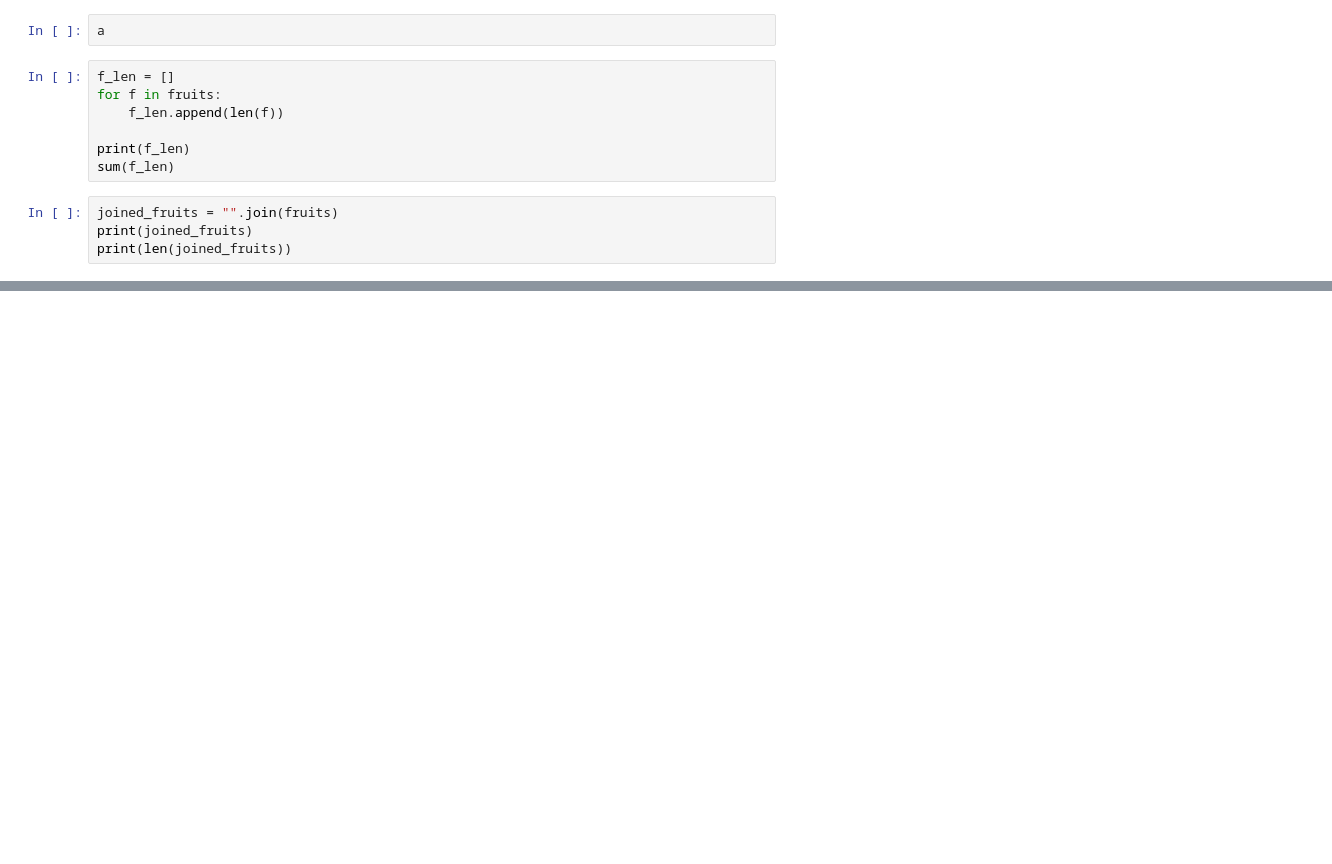
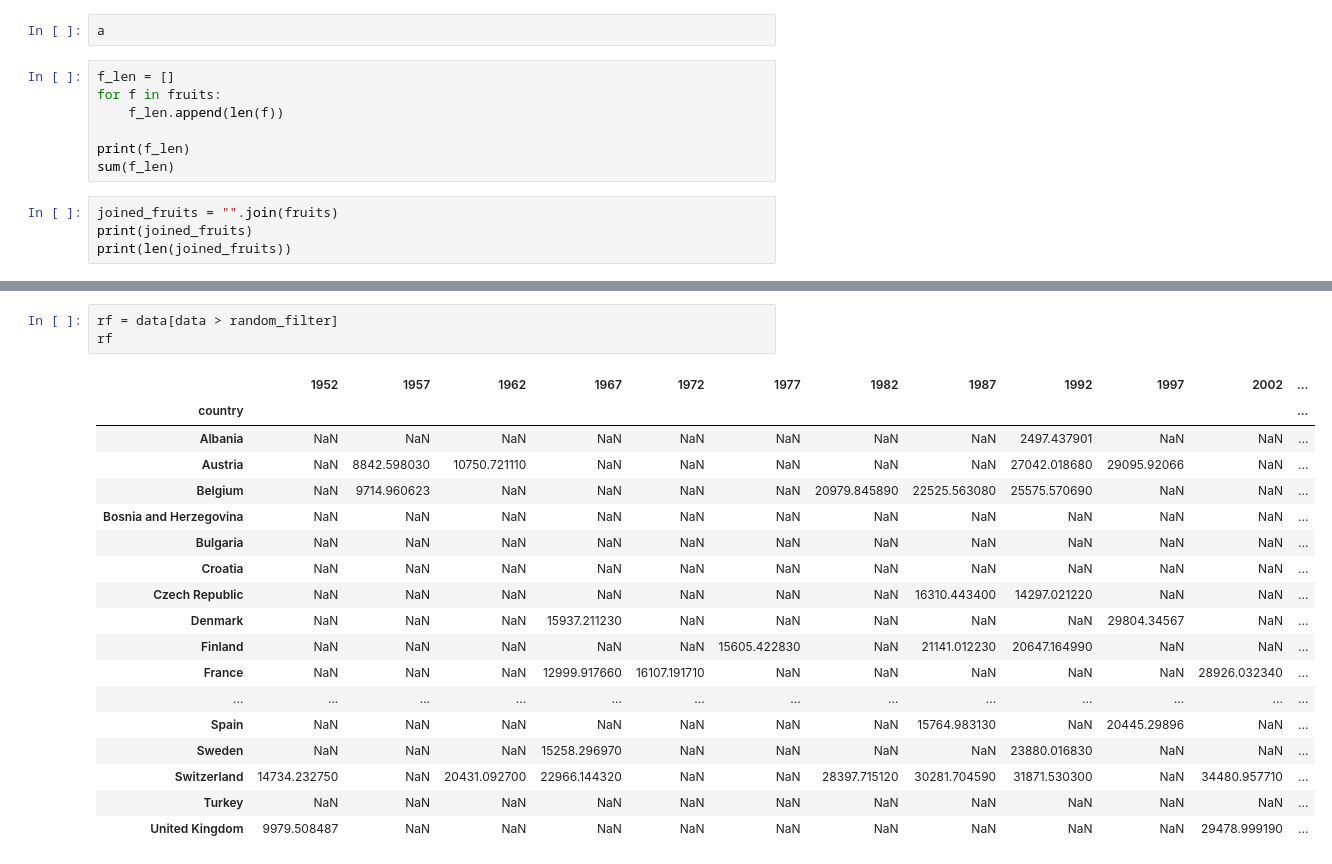
Before and after one commit to dlipata/data, a Jupyter notebook: Summerbridgepython.ipynb, the cells around one changed output, grey strips where cells are left out. Saved outputs shown, nothing was run; the diff lists cells and outputs as text; blank space fills up the shorter version.

```diff
--- a/Summerbridgepython.ipynb
+++ b/Summerbridgepython.ipynb
@@ -272,0 +879,22 @@ print(len(joined_fruits))
+# %%
+rf = data[data > random_filter]
+rf
+# %% [output]
+|  | 1952 | 1957 | 1962 | 1967 | 1972 | 1977 | 1982 | 1987 | 1992 | 1997 | 2002 | ... |
+| country |  |  |  |  |  |  |  |  |  |  |  | ... |
+| Albania | NaN | NaN | NaN | NaN | NaN | NaN | NaN | NaN | 2497.437901 | NaN | NaN | ... |
+| Austria | NaN | 8842.598030 | 10750.721110 | NaN | NaN | NaN | NaN | NaN | 27042.018680 | 29095.92066 | NaN | ... |
+| Belgium | NaN | 9714.960623 | NaN | NaN | NaN | NaN | 20979.845890 | 22525.563080 | 25575.570690 | NaN | NaN | ... |
+| Bosnia and Herzegovina | NaN | NaN | NaN | NaN | NaN | NaN | NaN | NaN | NaN | NaN | NaN | ... |
+| Bulgaria | NaN | NaN | NaN | NaN | NaN | NaN | NaN | NaN | NaN | NaN | NaN | ... |
+| Croatia | NaN | NaN | NaN | NaN | NaN | NaN | NaN | NaN | NaN | NaN | NaN | ... |
+| Czech Republic | NaN | NaN | NaN | NaN | NaN | NaN | NaN | 16310.443400 | 14297.021220 | NaN | NaN | ... |
+| Denmark | NaN | NaN | NaN | 15937.211230 | NaN | NaN | NaN | NaN | NaN | 29804.34567 | NaN | ... |
+| Finland | NaN | NaN | NaN | NaN | NaN | 15605.422830 | NaN | 21141.012230 | 20647.164990 | NaN | NaN | ... |
+| France | NaN | NaN | NaN | 12999.917660 | 16107.191710 | NaN | NaN | NaN | NaN | NaN | 28926.032340 | ... |
+| ... | ... | ... | ... | ... | ... | ... | ... | ... | ... | ... | ... | ... |
+| Spain | NaN | NaN | NaN | NaN | NaN | NaN | NaN | 15764.983130 | NaN | 20445.29896 | NaN | ... |
+| Sweden | NaN | NaN | NaN | 15258.296970 | NaN | NaN | NaN | NaN | 23880.016830 | NaN | NaN | ... |
+| Switzerland | 14734.232750 | NaN | 20431.092700 | 22966.144320 | NaN | NaN | 28397.715120 | 30281.704590 | 31871.530300 | NaN | 34480.957710 | ... |
+| Turkey | NaN | NaN | NaN | NaN | NaN | NaN | NaN | NaN | NaN | NaN | NaN | ... |
+| United Kingdom | 9979.508487 | NaN | NaN | NaN | NaN | NaN | NaN | NaN | NaN | NaN | 29478.999190 | ... |
```
Also changed, not shown: parts of 133 cells of this notebook, 1 other file.
